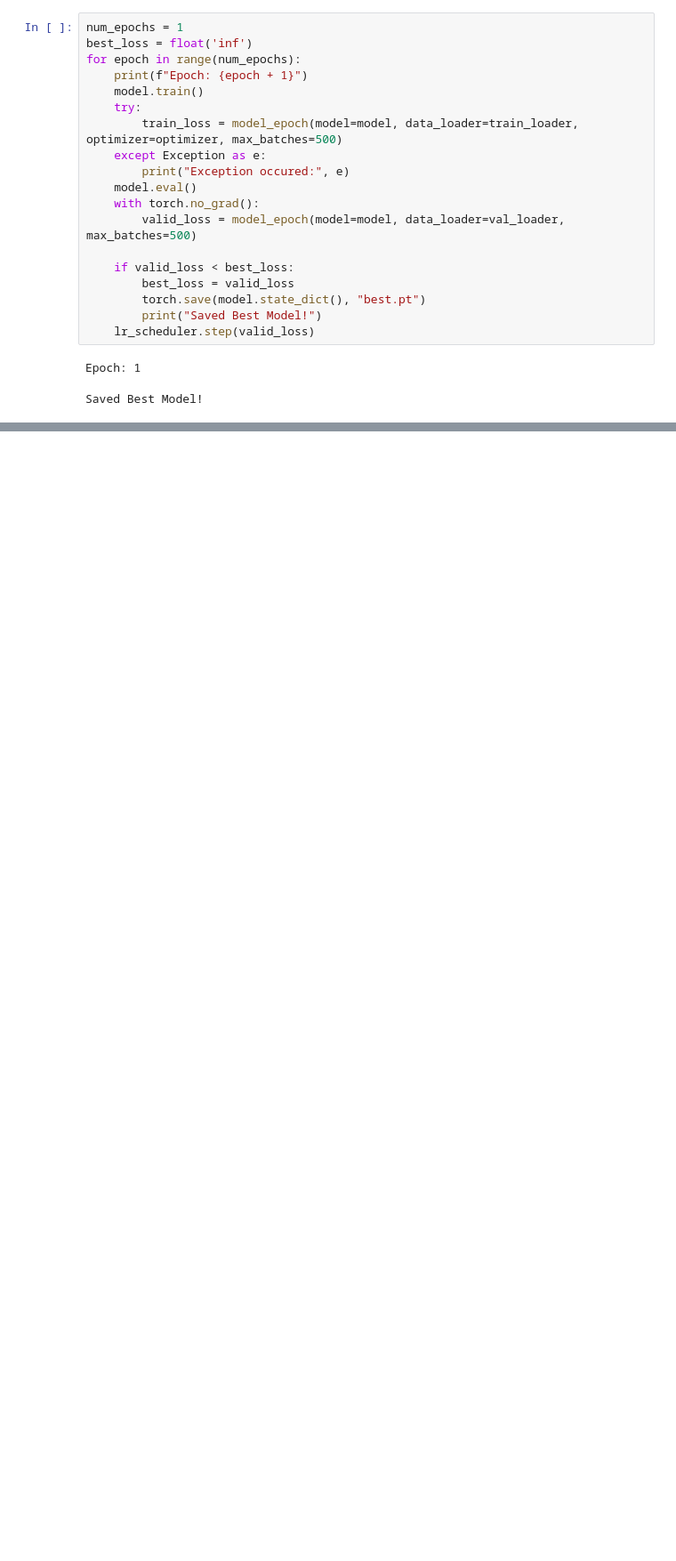
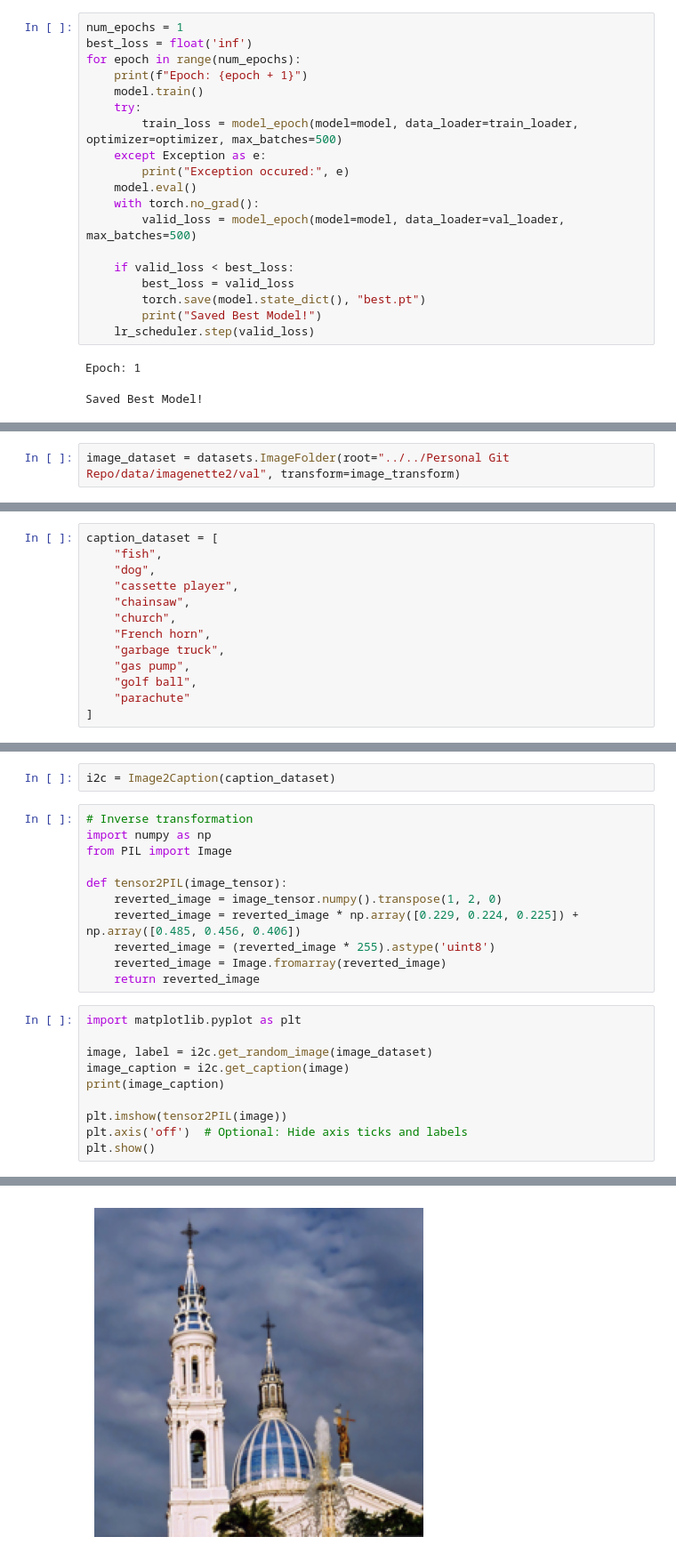
Before and after one commit to RKGoel/Multimodal-AI-in-Action, a Jupyter notebook: Ch02/clip.ipynb, the cells around one changed output, grey strips where cells are left out. Shown at 89% size. Drawn from its saved outputs; the diff is of its cells as text; blank space fills up the shorter version.

```diff
--- a/Ch02/clip.ipynb
+++ b/Ch02/clip.ipynb
@@ -368,0 +394,2 @@ Saved Best Model!
+# %%
+image_dataset = datasets.ImageFolder(root="../../Personal Git Repo/data/imagenette2/val", transform=image_transform)
@@ -368,0 +415,13 @@ Saved Best Model!
+# %%
+caption_dataset = [
+    "fish",
+    "dog",
+    "cassette player",
+    "chainsaw",
+    "church",
+    "French horn",
+    "garbage truck",
+    "gas pump",
+    "golf ball",
+    "parachute"
+]
@@ -368,0 +473,24 @@ Saved Best Model!
+# %%
+i2c = Image2Caption(caption_dataset)
+# %%
+# Inverse transformation
+import numpy as np
+from PIL import Image
+
+def tensor2PIL(image_tensor):
+    reverted_image = image_tensor.numpy().transpose(1, 2, 0)
+    reverted_image = reverted_image * np.array([0.229, 0.224, 0.225]) + np.array([0.485, 0.456, 0.406])
+    reverted_image = (reverted_image * 255).astype('uint8')
+    reverted_image = Image.fromarray(reverted_image)
+    return reverted_image
+# %%
+import matplotlib.pyplot as plt
+
+image, label = i2c.get_random_image(image_dataset)
+image_caption = i2c.get_caption(image)
+print(image_caption)
+
+plt.imshow(tensor2PIL(image))
+plt.axis('off')  # Optional: Hide axis ticks and labels
+plt.show()
+# %% [output]
@@ -368,0 +499 @@ Saved Best Model!
+[figure, added]
```
Also changed, not shown: parts of 12 cells of this notebook.
